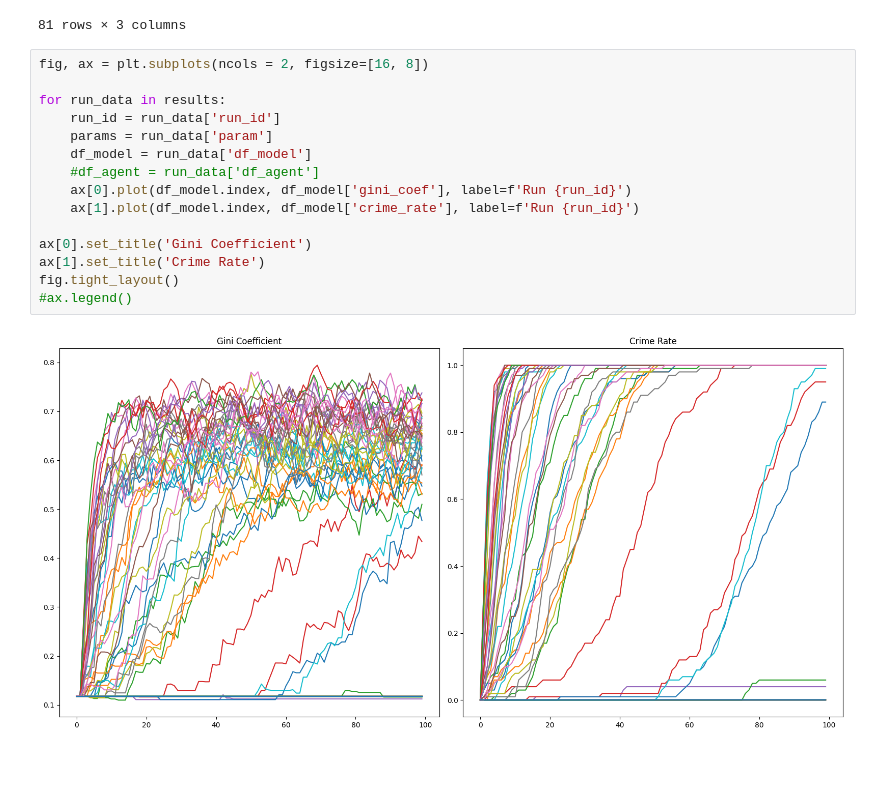
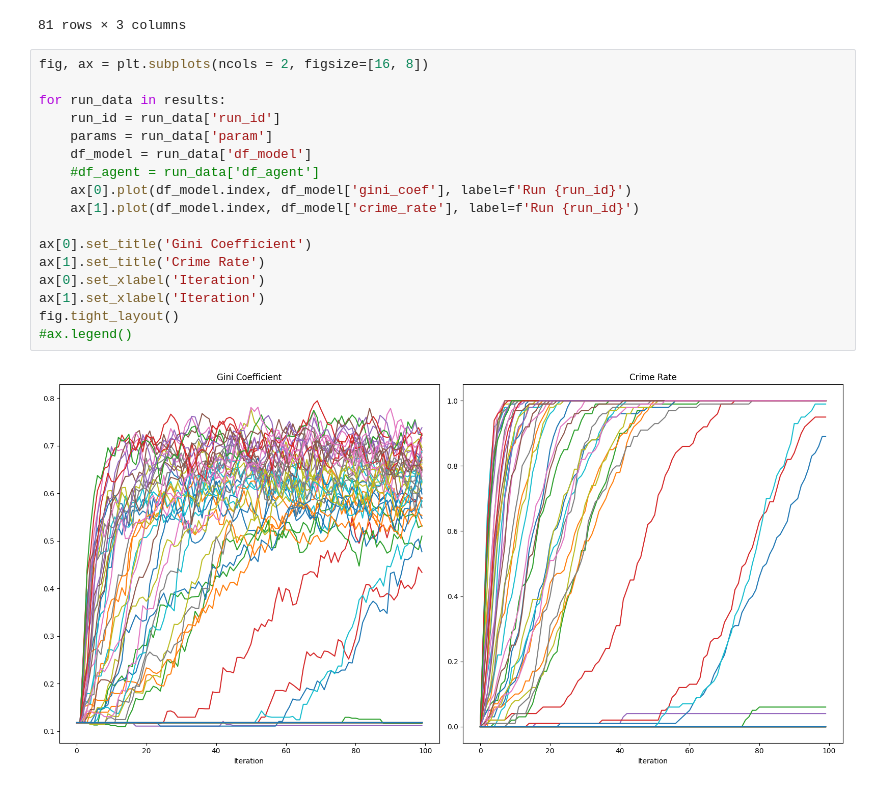
Before and after one commit to mmmbarendse/better_call_saul, a Jupyter notebook: gs_explo.ipynb, the cells around one changed output. Cells and saved outputs as stored; diff of their text form.

```diff
--- a/gs_explo.ipynb
+++ b/gs_explo.ipynb
@@ -209,17 +209,19 @@ pd.DataFrame(results).set_index('run_id')
 # %%
 fig, ax = plt.subplots(ncols = 2, figsize=[16, 8])
 
 for run_data in results:
     run_id = run_data['run_id']
     params = run_data['param']
     df_model = run_data['df_model']
     #df_agent = run_data['df_agent']
     ax[0].plot(df_model.index, df_model['gini_coef'], label=f'Run {run_id}')
     ax[1].plot(df_model.index, df_model['crime_rate'], label=f'Run {run_id}')
 
 ax[0].set_title('Gini Coefficient')
 ax[1].set_title('Crime Rate')
+ax[0].set_xlabel('Iteration')
+ax[1].set_xlabel('Iteration')
 fig.tight_layout()
 #ax.legend()
 # %% [output]
-[figure, old version]
+[figure, new version]
```
Also changed, not shown: 5 other files.
